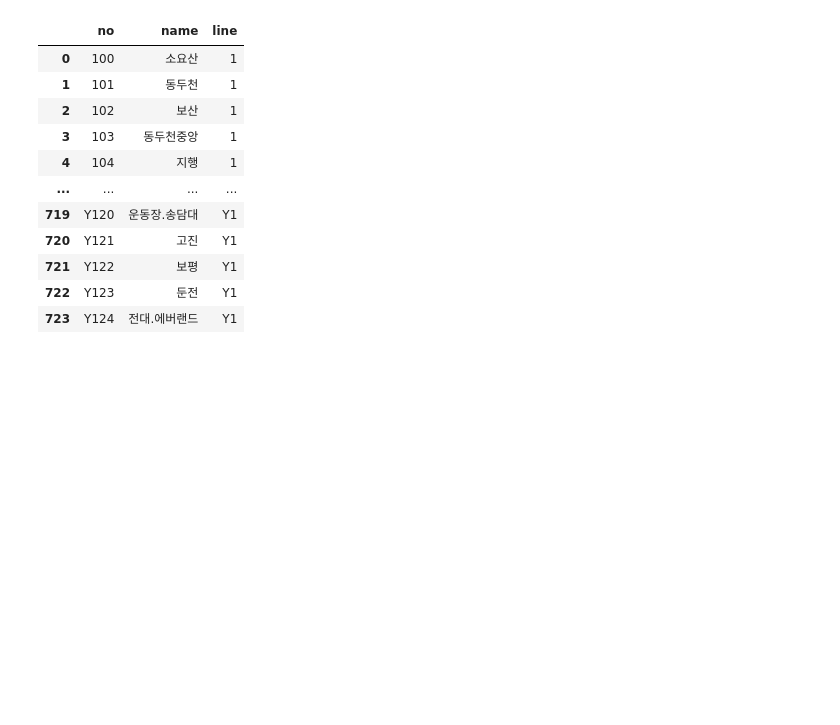
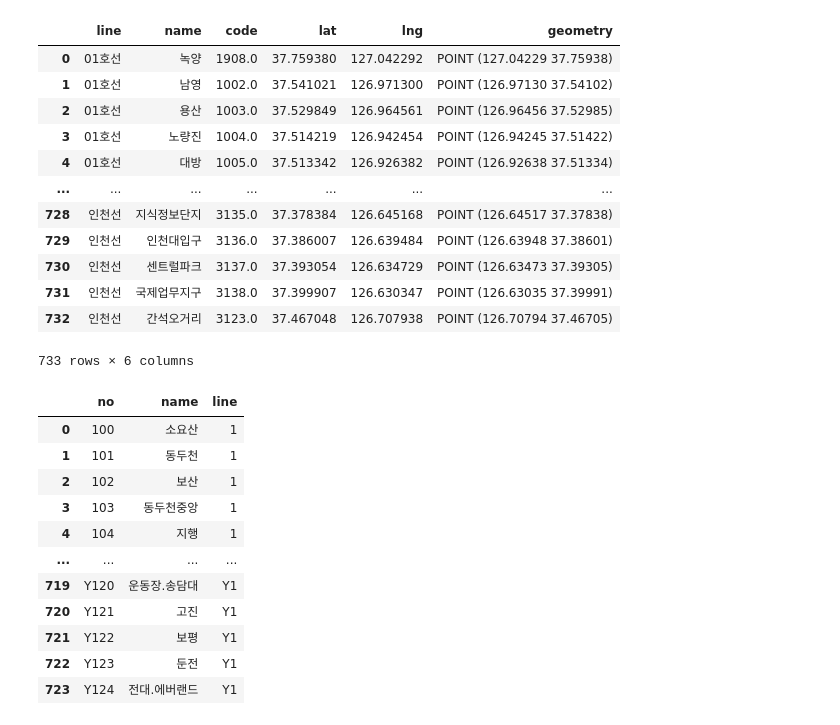
Before and after one commit to yejoon-lee/Seoul_Metro, a Jupyter notebook: Visualization/visualize.ipynb, the cells around one changed output. Saved outputs shown, nothing was run; the diff lists cells and outputs as text; code cells hidden in the pictures; blank space fills up the shorter version.

```diff
--- a/Visualization/visualize.ipynb
+++ b/Visualization/visualize.ipynb
@@ -9,7 +9,21 @@ coor = pd.read_csv('station_coordinate.csv')
 # %%
 # make geometry(points)
 coor_geo = gpd.GeoDataFrame(coor, geometry=gpd.points_from_xy(coor['lng'], coor['lat']))
-coor_geo.crs = {'init':'epsg:4326'}
+coor_geo.set_crs(epsg=4326)
+# %% [output]
+|  | line | name | code | lat | lng | geometry |
+| 0 | 01호선 | 녹양 | 1908.0 | 37.759380 | 127.042292 | POINT (127.04229 37.75938) |
+| 1 | 01호선 | 남영 | 1002.0 | 37.541021 | 126.971300 | POINT (126.97130 37.54102) |
+| 2 | 01호선 | 용산 | 1003.0 | 37.529849 | 126.964561 | POINT (126.96456 37.52985) |
+| 3 | 01호선 | 노량진 | 1004.0 | 37.514219 | 126.942454 | POINT (126.94245 37.51422) |
+| 4 | 01호선 | 대방 | 1005.0 | 37.513342 | 126.926382 | POINT (126.92638 37.51334) |
+| ... | ... | ... | ... | ... | ... | ... |
+| 728 | 인천선 | 지식정보단지 | 3135.0 | 37.378384 | 126.645168 | POINT (126.64517 37.37838) |
+| 729 | 인천선 | 인천대입구 | 3136.0 | 37.386007 | 126.639484 | POINT (126.63948 37.38601) |
+| 730 | 인천선 | 센트럴파크 | 3137.0 | 37.393054 | 126.634729 | POINT (126.63473 37.39305) |
+| 731 | 인천선 | 국제업무지구 | 3138.0 | 37.399907 | 126.630347 | POINT (126.63035 37.39991) |
+| 732 | 인천선 | 간석오거리 | 3123.0 | 37.467048 | 126.707938 | POINT (126.70794 37.46705) |
+733 rows × 6 columns
 # %%
 # subway no, name, line dataframe
 
```
Also changed, not shown: parts of 4 cells of this notebook, 5 other files.
